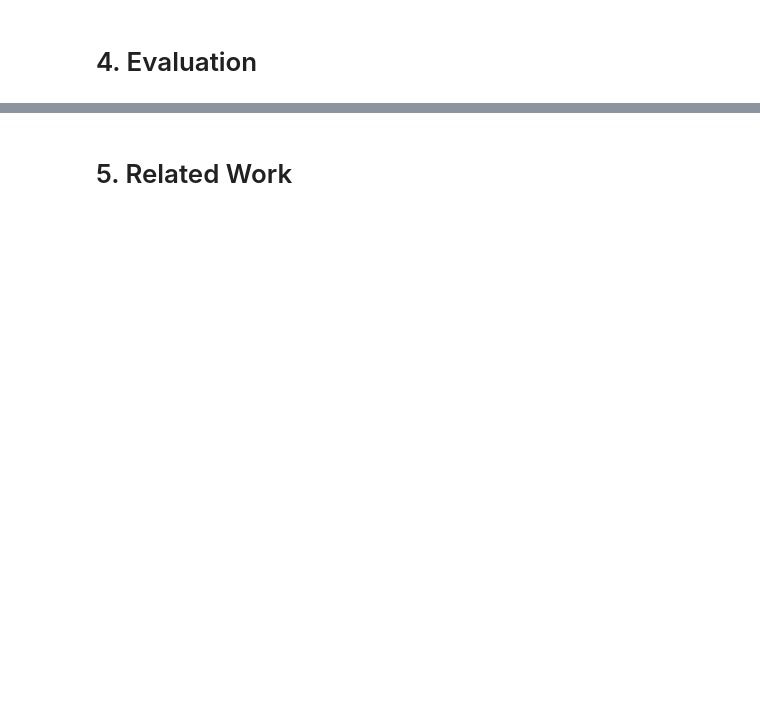
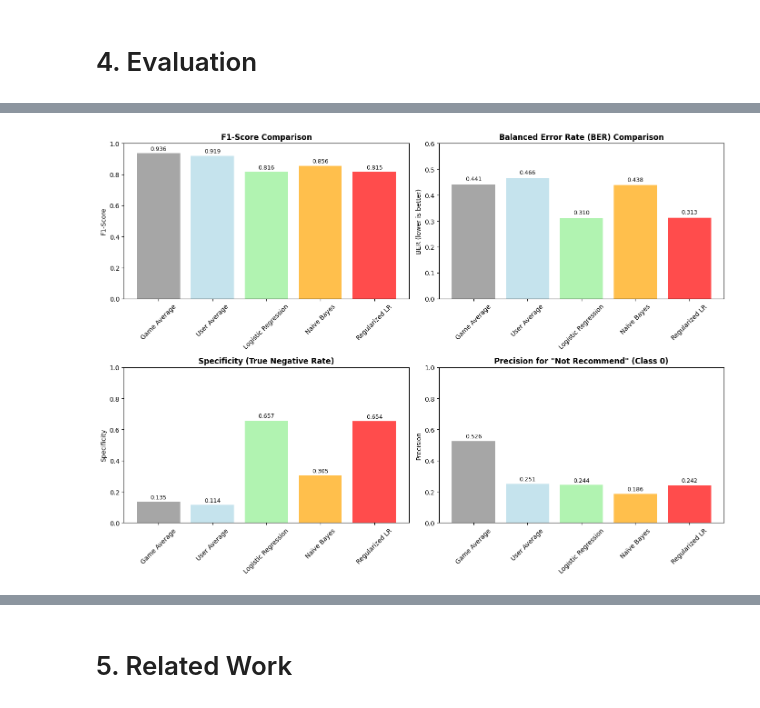
Before and after one commit to ulises0516/CSE158R-Assignment2, a Jupyter notebook: assignment2.ipynb, the cells around one changed output, grey strips where cells are left out. Cells and saved outputs as stored; diff of their text form; code cells hidden in the pictures; blank space fills up the shorter version.

```diff
--- a/assignment2.ipynb
+++ b/assignment2.ipynb
@@ -317,0 +821,18 @@ The code shows :
+# %%
+X_train_nb = X_train.copy()
+X_val_nb = X_val.copy()
+
+# Clip negative values to 0 (log values can be negative)
+for col in X_train_nb.columns:
+    if X_train_nb[col].min() < 0:
+        X_train_nb[col] = X_train_nb[col].clip(lower=0)
+        X_val_nb[col] = X_val_nb[col].clip(lower=0)
+
+model_nb = MultinomialNB()
+model_nb.fit(X_train_nb, y_train)
+
+y_pred_nb_val = model_nb.predict(X_val_nb)
+print("\n" + "-"*50)
+print("Model 2: Naïve Bayes (Validation)")
+print("-"*50)
+nb_results = evaluate_model(y_val, y_pred_nb_val, "Naïve Bayes")
@@ -332,0 +1017,70 @@ The code shows :
+# %%
+print("\n" + "="*60)
+print("COMPARISON OF ALL METHODS (Test Set)")
+print("="*60)
+
+# Create comparison DataFrame
+comparison_df = pd.DataFrame(test_results).T
+print("\nPerformance metrics for all methods (sorted by F1-Score):")
+sorted_df = comparison_df[['accuracy', 'f1', 'ber', 'specificity', 'precision_0']].round(4).sort_values('f1', ascending=False)
+print(sorted_df)
+
+# Visualize comparison
+fig, axes = plt.subplots(2, 2, figsize=(14, 10))
+
+# 1. F1-Score comparison
+methods = list(test_results.keys())
+f1_scores = [test_results[m]['f1'] for m in methods]
+
+colors = ['gray', 'lightblue', 'lightgreen', 'orange', 'red', 'purple']
+bars1 = axes[0, 0].bar(methods, f1_scores, color=colors[:len(methods)], alpha=0.7)
+axes[0, 0].set_title('F1-Score Comparison', fontsize=12, fontweight='bold')
+axes[0, 0].set_ylabel('F1-Score', fontsize=10)
+axes[0, 0].set_ylim(0, 1.0)
+axes[0, 0].tick_params(axis='x', rotation=45)
+for bar, score in zip(bars1, f1_scores):
+    height = bar.get_height()
+    axes[0, 0].text(bar.get_x() + bar.get_width()/2., height + 0.01,
+                   f'{score:.3f}', ha='center', va='bottom', fontsize=9)
+
+# 2. BER comparison
+ber_scores = [test_results[m]['ber'] for m in methods]
+bars2 = axes[0, 1].bar(methods, ber_scores, color=colors[:len(methods)], alpha=0.7)
+axes[0, 1].set_title('Balanced Error Rate (BER) Comparison', fontsize=12, fontweight='bold')
+axes[0, 1].set_ylabel('BER (lower is better)', fontsize=10)
+axes[0, 1].set_ylim(0, 0.6)
+axes[0, 1].tick_params(axis='x', rotation=45)
+for bar, score in zip(bars2, ber_scores):
+    height = bar.get_height()
+    axes[0, 1].text(bar.get_x() + bar.get_width()/2., height + 0.01,
+                   f'{score:.3f}', ha='center', va='bottom', fontsize=9)
+
+# 3. Specificity (True Negative Rate) comparison
+specificity_scores = [test_results[m]['specificity'] for m in methods]
+bars3 = axes[1, 0].bar(methods, specificity_scores, color=colors[:len(methods)], alpha=0.7)
+axes[1, 0].set_title('Specificity (True Negative Rate)', fontsize=12, fontweight='bold')
+axes[1, 0].set_ylabel('Specificity', fontsize=10)
+axes[1, 0].set_ylim(0, 1.0)
+axes[1, 0].tick_params(axis='x', rotation=45)
+for bar, score in zip(bars3, specificity_scores):
+    height = bar.get_height()
+    axes[1, 0].text(bar.get_x() + bar.get_width()/2., height + 0.01,
+                   f'{score:.3f}', ha='center', va='bottom', fontsize=9)
+
+# 4. Precision for class 0 comparison
+precision_0_scores = [test_results[m]['precision_0'] for m in methods]
+bars4 = axes[1, 1].bar(methods, precision_0_scores, color=colors[:len(methods)], alpha=0.7)
+axes[1, 1].set_title('Precision for "Not Recommend" (Class 0)', fontsize=12, fontweight='bold')
+axes[1, 1].set_ylabel('Precision', fontsize=10)
+axes[1, 1].set_ylim(0, 1.0)
+axes[1, 1].tick_params(axis='x', rotation=45)
+for bar, score in zip(bars4, precision_0_scores):
+    height = bar.get_height()
+    axes[1, 1].text(bar.get_x() + bar.get_width()/2., height + 0.01,
+                   f'{score:.3f}', ha='center', va='bottom', fontsize=9)
+
+plt.tight_layout()
+plt.savefig('model_comparison.png', dpi=150, bbox_inches='tight')
+plt.show()
+print("\nModel comparison plots saved as 'model_comparison.png'")
+# %% [output]
@@ -332,0 +1098 @@ The code shows :
+[figure, added]
```
Also changed, not shown: parts of 42 cells of this notebook.
